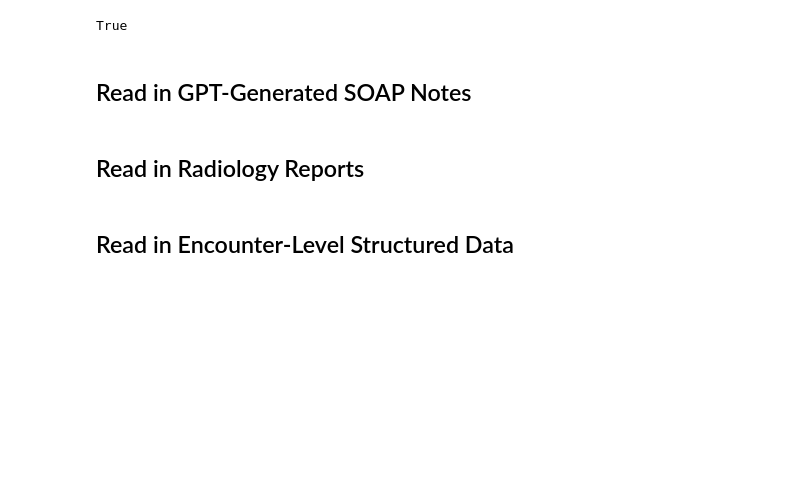
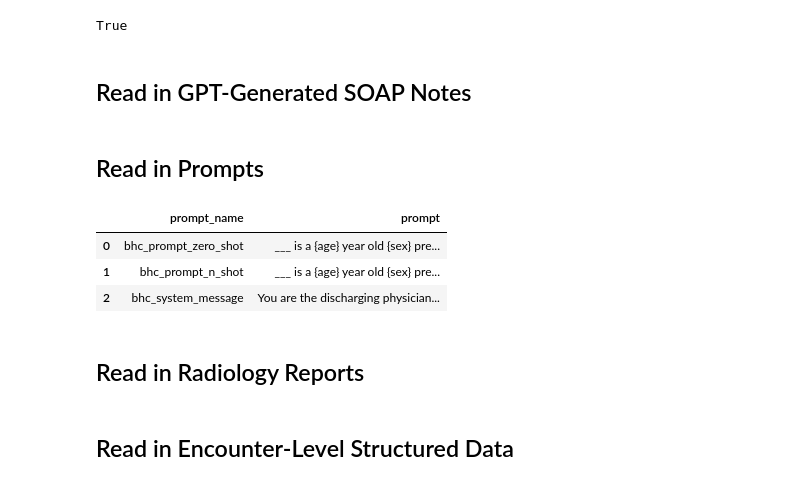
Before and after one commit to vsocrates/hail-dischargeme, a Jupyter notebook: notebooks/brief_hospital_course/Step2_Brief_Hospital_Course_GPT.ipynb, the cells around one changed output. Cells and saved outputs as stored; diff of their text form; code cells hidden in the pictures; blank space fills up the shorter version.

```diff
--- a/notebooks/brief_hospital_course/Step2_Brief_Hospital_Course_GPT.ipynb
+++ b/notebooks/brief_hospital_course/Step2_Brief_Hospital_Course_GPT.ipynb
@@ -30,3 +43,14 @@ soap_notes = pd.read_csv(output)
+# %% [markdown]
+## Read in Prompts
+# %%
+prompts = pd.read_csv("bhc_prompts.csv")
+# %%
+prompts
+# %% [output]
+|  | prompt_name | prompt |
+| 0 | bhc_prompt_zero_shot | ___ is a {age} year old {sex} pre... |
+| 1 | bhc_prompt_n_shot | ___ is a {age} year old {sex} pre... |
+| 2 | bhc_system_message | You are the discharging physician... |
 # %% [markdown]
 ## Read in Radiology Reports
 # %%
```
Also changed, not shown: parts of 36 cells of this notebook, 3 other files.
